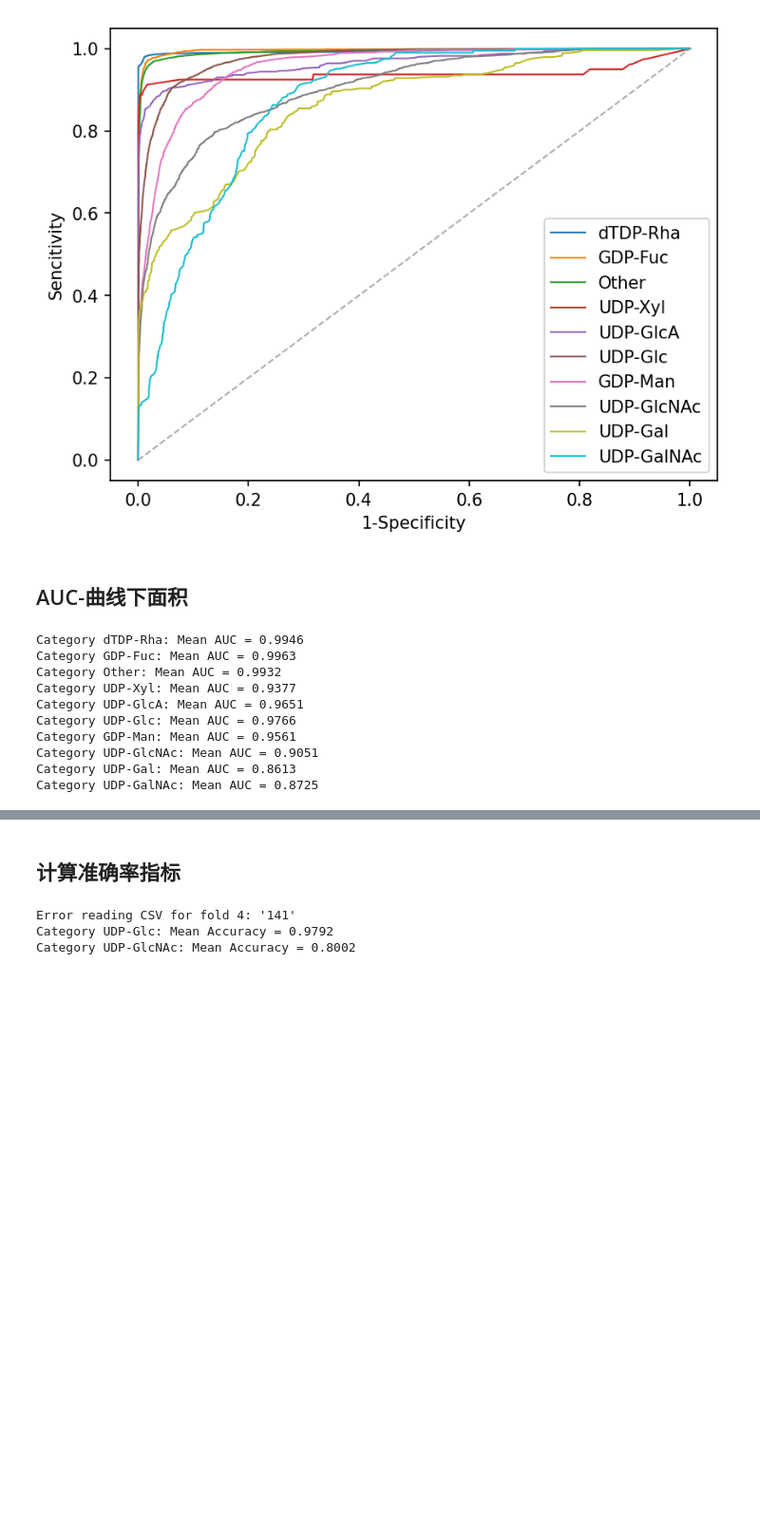
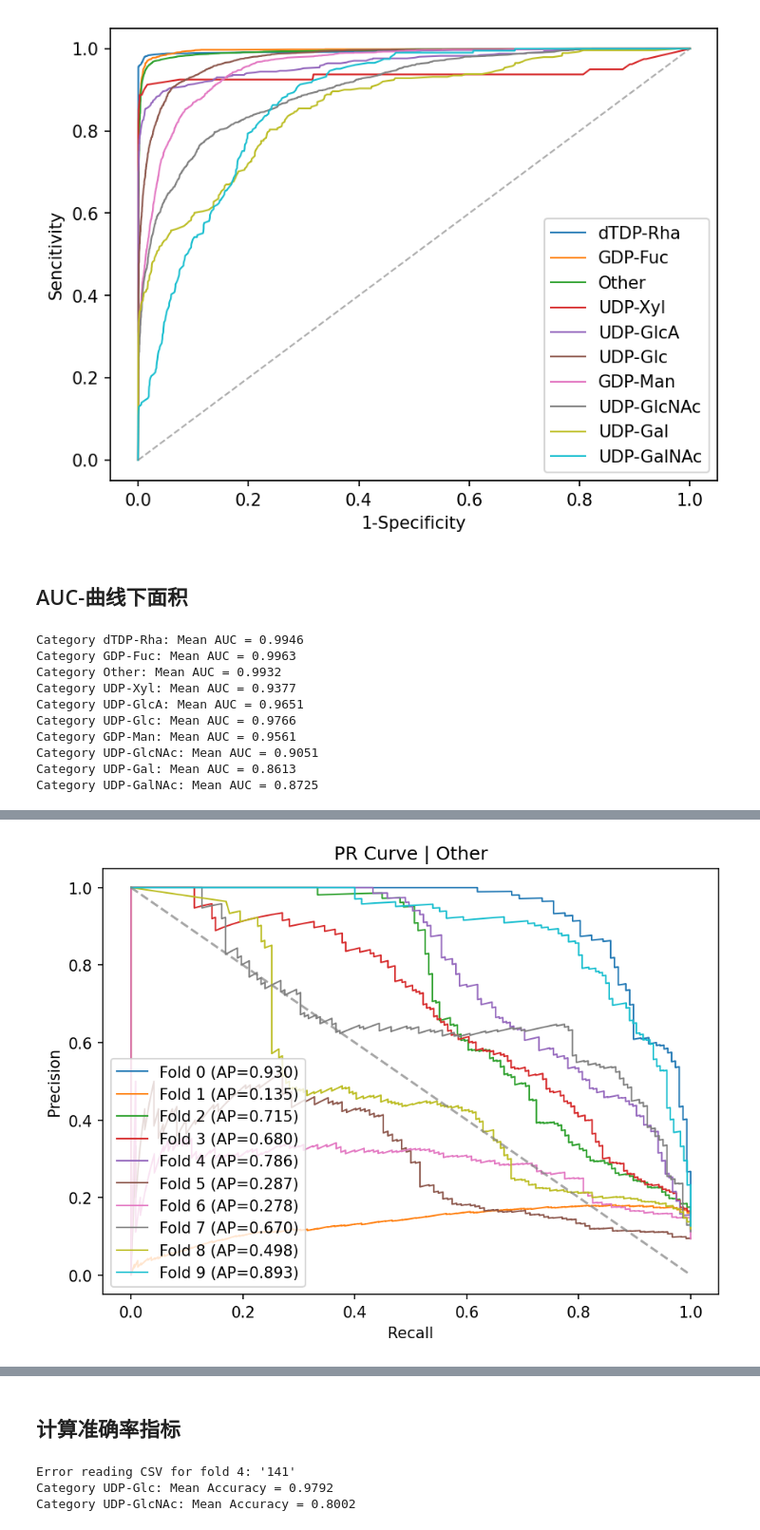
Before and after one commit to toolManAYY/GTmining, a Jupyter notebook: diffpool/select_epoch_and_plot_figure.ipynb, the cells around one changed output, grey strips where cells are left out. Shown at 95% size. Saved outputs shown, nothing was run; the diff lists cells and outputs as text; code cells hidden in the pictures; blank space fills up the shorter version.

```diff
--- a/diffpool/select_epoch_and_plot_figure.ipynb
+++ b/diffpool/select_epoch_and_plot_figure.ipynb
@@ -1495,0 +2913,83 @@ Category UDP-GalNAc: Mean AUC = 0.8725
+# %%
+'''
+绘制【单个底物】的【所有fold】PR/ROC曲线（10条线）
+'''
+
+from sklearn.metrics import roc_curve, auc, precision_recall_curve
+import matplotlib.pyplot as plt
+import numpy as np
+import os
+
+# ===================== 核心配置：只改这里 =====================
+fold_type = 'GTA'          # GTA / GTB
+plot_mode = "PR"           # ROC = 画ROC曲线 | PR = 画PR曲线
+target_substrate = 8       # 你要画的【底物编号】！！！
+# =============================================================
+
+# 加载数据
+if fold_type == 'GTA':
+    npy_filename = "GTmining_6_6_GTA_pr_roc_history.npy"
+elif fold_type == 'GTB':
+    npy_filename = "GTmining_6_6_GTB_pr_roc_history.npy"
+
+roc_history_dict = np.load(os.path.join('./result/', npy_filename), allow_pickle=True).item()
+
+# 底物名称字典
+if fold_type == 'GTA':
+    graph_label_dict = {
+        0:'UDP-Glc',1:'UDP-GlcNAc',2:'UDP-GlcA',3:'UDP-Gal',4:'UDP-GalNAc',
+        5:'UDP-Xyl',6:'GDP-Man',7:'dTDP-Rha',8:'Other'
+    }
+elif fold_type == 'GTB':
+    graph_label_dict = {
+        0:'UDP-Glc',1:'UDP-GlcNAc',2:'UDP-GlcA',3:'UDP-Gal',4:'UDP-GalNAc',
+        5:'UDP-Xyl',6:'GDP-Man',7:'GDP-Fuc',8:'dTDP-Rha',9:'Other'
+    }
+
+# 拿到这个底物的所有fold数据
+substrate_name = graph_label_dict[target_substrate]
+data_list = roc_history_dict[target_substrate]
+
+# 绘图
+plt.figure(dpi=150)
+
+# 遍历这个底物的【每一个fold】
+for fold_idx, (y_bin, y_prob) in enumerate(data_list):
+    if plot_mode == "ROC":
+        # ROC 曲线
+        fpr, tpr, _ = roc_curve(y_bin, y_prob)
+        score = auc(fpr, tpr)
+        x_curve, y_curve = fpr, tpr
+        score_name = "AUC"
+    else:
+        # PR 曲线
+        precision, recall, _ = precision_recall_curve(y_bin, y_prob)
+        score = auc(recall, precision)
+        x_curve, y_curve = recall, precision
+        score_name = "AP"
+
+    # 绘制当前fold的曲线
+    plt.plot(x_curve, y_curve, linewidth=1, label=f"Fold {fold_idx} ({score_name}={score:.3f})")
+
+# ========== 基准线 & 坐标轴 ==========
+if plot_mode == "ROC":
+    plt.plot([0,1], [0,1], '--', color='gray', alpha=0.7)
+    plt.xlabel('1-Specificity (FPR)')
+    plt.ylabel('Sensitivity (TPR)')
+    plt.title(f'ROC Curve | {substrate_name}')
+    plt.legend(loc='lower right')
+else:
+    plt.plot([0,1], [1,0], '--', color='gray', alpha=0.7)
+    plt.xlabel('Recall')
+    plt.ylabel('Precision')
+    plt.title(f'PR Curve | {substrate_name}')
+    plt.legend(loc='lower left')
+
+plt.tight_layout()
+plt.show()
+
+# 保存
+# plt.savefig(f'./result/{plot_mode}_{fold_type}_{target_substrate}_{substrate_name}.png', dpi=1200)
+# plt.savefig(f'./result/{plot_mode}_{fold_type}_{target_substrate}_{substrate_name}.svg', format='svg')
+# %% [output]
+[figure, added]
```
Also changed, not shown: parts of 42 cells of this notebook, 27 other files.
